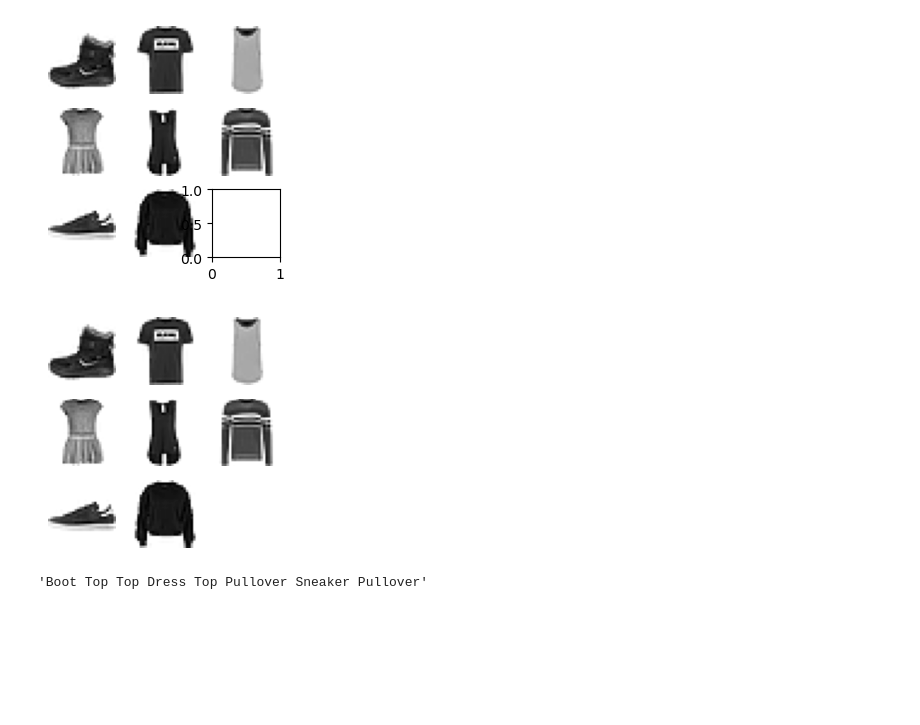
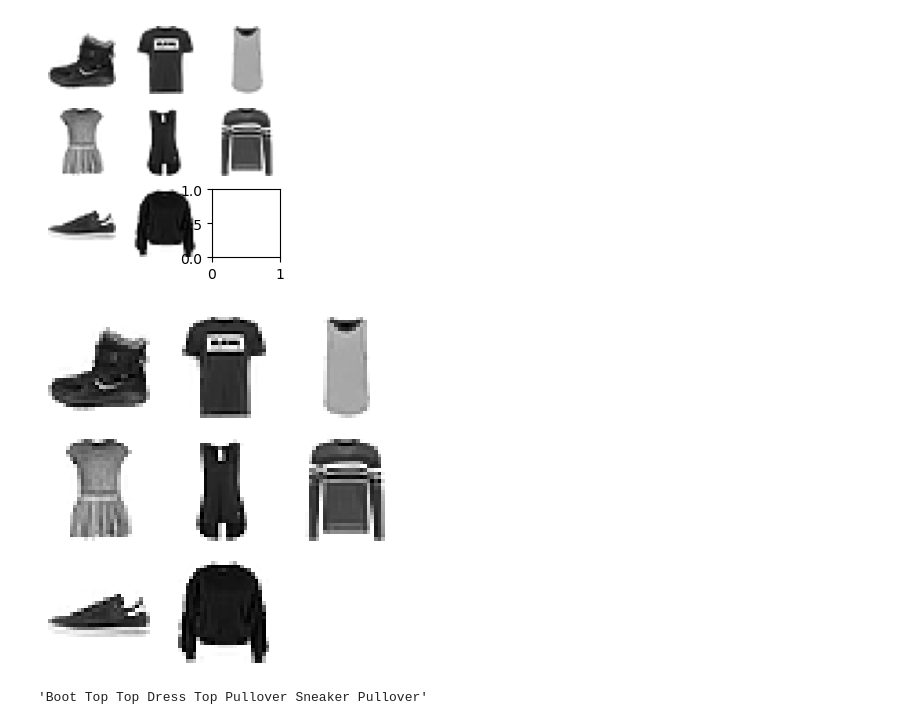
Before and after one commit to vtecftwy/course22p2, a Jupyter notebook: nbs/05_datasets.ipynb, the cells around one changed output. Cells and saved outputs as stored; diff of their text form; code cells hidden in the pictures; blank space fills up the shorter version.

```diff
--- a/nbs/05_datasets.ipynb
+++ b/nbs/05_datasets.ipynb
@@ -151,7 +210,8 @@ TF
 # %% [output]
 <module 'torchvision.transforms.functional' from '/home/vtec/miniconda3/envs/course22p2/lib/python3.10/site-packages/torchvision/transforms/functional.py'>
 # %%
-def collate_fn(b):
-    return {x:torch.stack([TF.to_tensor(o[x]) for o in b]),
-            y:tensor([o[y] for o in b])}
+def collate_fn(b, key_x='image', key_y='label'):
+    """returns an item as dictionary with key_x and key_y"""
+    return {key_x:torch.stack([TF.to_tensor(o[key_x]) for o in b]),
+            key_y:tensor([o[key_y] for o in b])}
 # %% [markdown]
@@ -182,8 +244,8 @@ In our dataset, the labels are formatted as we want, but the images are `PIL` im
 # %%
 # TF.to_tensor?
 # %%
-def transforms(b):
-    b[x] = [TF.to_tensor(o) for o in b[x]]
+def transforms(b, key_x='image'):
+    b[key_x] = [TF.to_tensor(o) for o in b[key_x]]
     return b
 # %%
 tds = train.with_transform(transforms)
@@ -408,10 +508,10 @@ def get_grid(
     if title is not None: fig.suptitle(title, weight=weight, size=size)
     return fig,axs
 # %%
-fig,axs = get_grid(8, nrows=3, imsize=1)
+fig,axs = get_grid(8, nrows=3, imsize=1.5)
 for ax,img in zip(axs.flat,imgs): show_image(img, ax)
 # %% [output]
-[figure, old version]
+[figure, new version]
 # %%
 #|export
 @fc.delegates(subplots)
```
Also changed, not shown: parts of 35 cells of this notebook, 2 other files.
